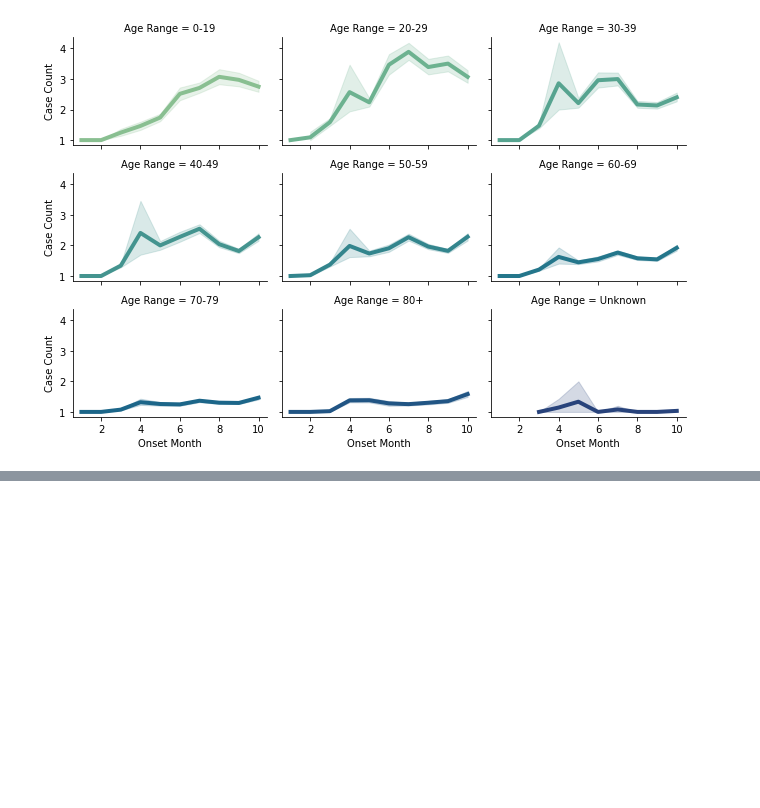
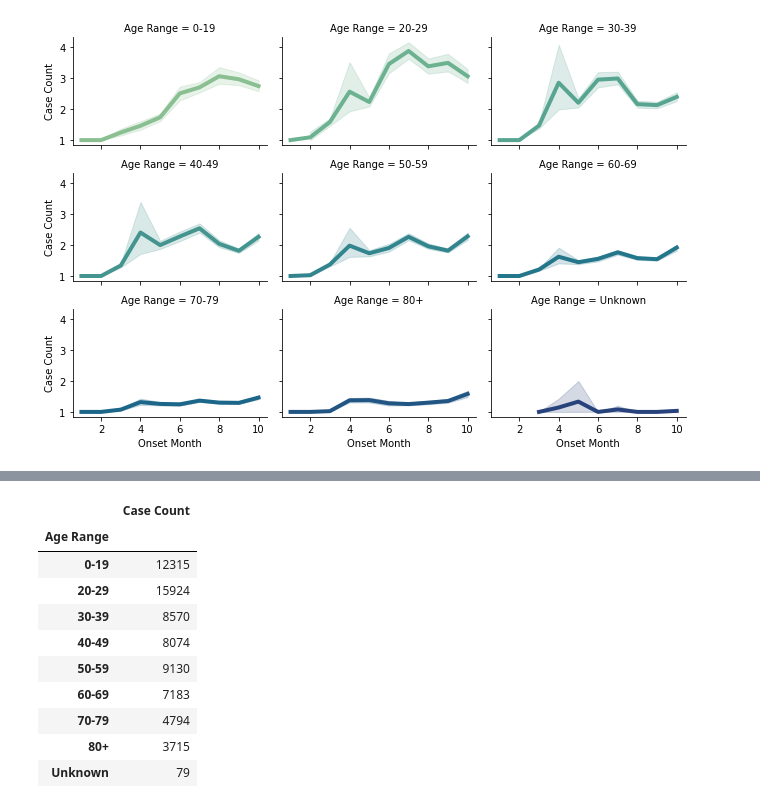
Before and after one commit to VagishVela/Ohio-COVID-19-Analysis, a Jupyter notebook: Ohio COVID-19 Analysis.ipynb, the cells around one changed output, grey strips where cells are left out. Cells and saved outputs as stored; diff of their text form; code cells hidden in the pictures; blank space fills up the shorter version.

```diff
--- a/Ohio COVID-19 Analysis.ipynb
+++ b/Ohio COVID-19 Analysis.ipynb
@@ -61,0 +87,15 @@ g = sns.relplot(
+# %%
+caseCountRecent = df[["Age Range","Onset Date","Case Count"]][(df["Onset Date"]> '2020-08-15')].groupby(["Age Range"]).sum()
+caseCountRecent
+# %% [output]
+|  | Case Count |
+| Age Range |  |
+| 0-19 | 12315 |
+| 20-29 | 15924 |
+| 30-39 | 8570 |
+| 40-49 | 8074 |
+| 50-59 | 9130 |
+| 60-69 | 7183 |
+| 70-79 | 4794 |
+| 80+ | 3715 |
+| Unknown | 79 |
```
Also changed, not shown: parts of 2 cells of this notebook.
